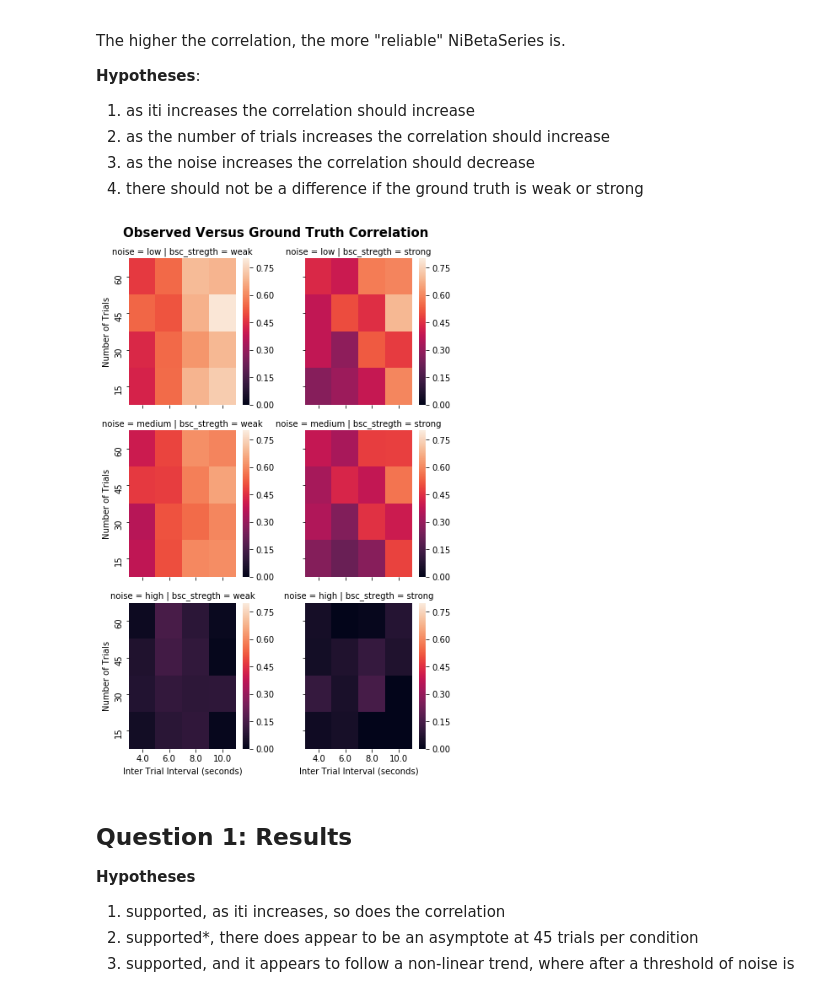
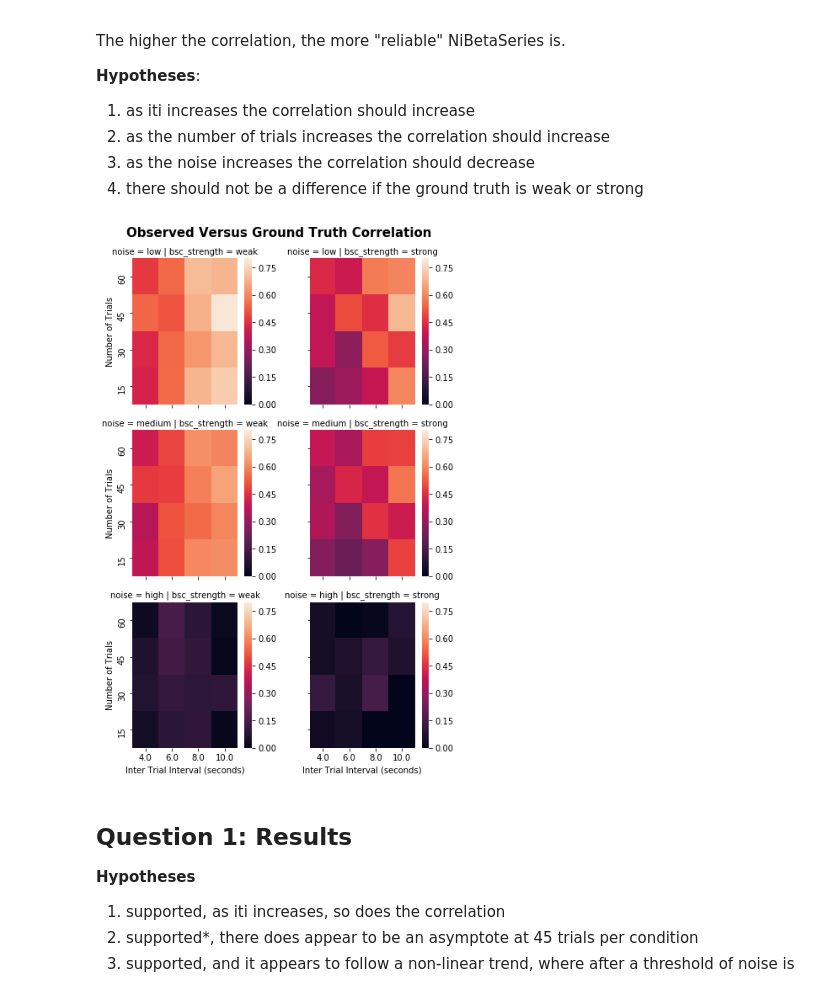
Before and after one commit to jdkent/betaSeriesSimulations, a Jupyter notebook: analysis/analysis.ipynb, the cells around one changed output. Cells and saved outputs as stored; diff of their text form; code cells hidden in the pictures.

Commit message:
fix spelling error in graph

```diff
--- a/analysis/analysis.ipynb
+++ b/analysis/analysis.ipynb
@@ -96,7 +96,7 @@ query = "noise == {noise} & iti == {iti} & ntrials == {ntrial}"
 corr_dict = {'iti': [],
              'ntrials': [],
              'noise': [],
-             'bsc_stregth': [],
+             'bsc_strength': [],
              'corr': [],
              }
 for iti in itis[1:]:
@@ -117,7 +117,7 @@ for iti in itis[1:]:
                 corr_dict['iti'].append(iti)
                 corr_dict['ntrials'].append(ntrial)
                 corr_dict['noise'].append(noise_str)
-                corr_dict['bsc_stregth'].append(strgth)
+                corr_dict['bsc_strength'].append(strgth)
                 corr_dict['corr'].append(corr)
 
 df_corr = pd.DataFrame.from_dict(corr_dict)
@@ -142,19 +142,19 @@ The higher the correlation, the more "reliable" NiBetaSeries is.
 # %%
 # show how well the observed correlations "correlate" with the ground truth correlations
 def draw_heatmap(*args, **kwargs):
     data = kwargs.pop('data')
     d = data.pivot(index=args[1], columns=args[0], values=args[2])
     d = d[::-1]
     sns.heatmap(d, **kwargs)
 
-fc = sns.FacetGrid(df_corr, col='bsc_stregth', row='noise')
+fc = sns.FacetGrid(df_corr, col='bsc_strength', row='noise')
 fc.map_dataframe(draw_heatmap, 'iti', 'ntrials', 'corr', vmin=0, vmax=0.8)
 fc.fig.suptitle("Observed Versus Ground Truth Correlation", y=1.02, size=15, weight='heavy')
 fc.set_xlabels("Inter Trial Interval (seconds)")
 fc.set_ylabels("Number of Trials")
 fc.savefig('../outputs/truth-obs_corr.svg')
 # %% [output]
-[figure, old version]
+[figure, new version]
 # %% [markdown]
 ## Question 1: Results
 
```
Also changed, not shown: parts of 2 cells of this notebook, 5 other files.
